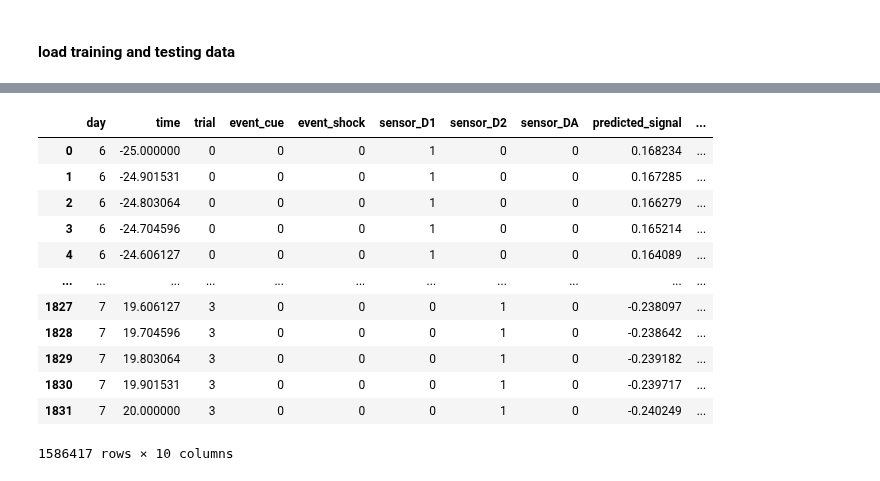
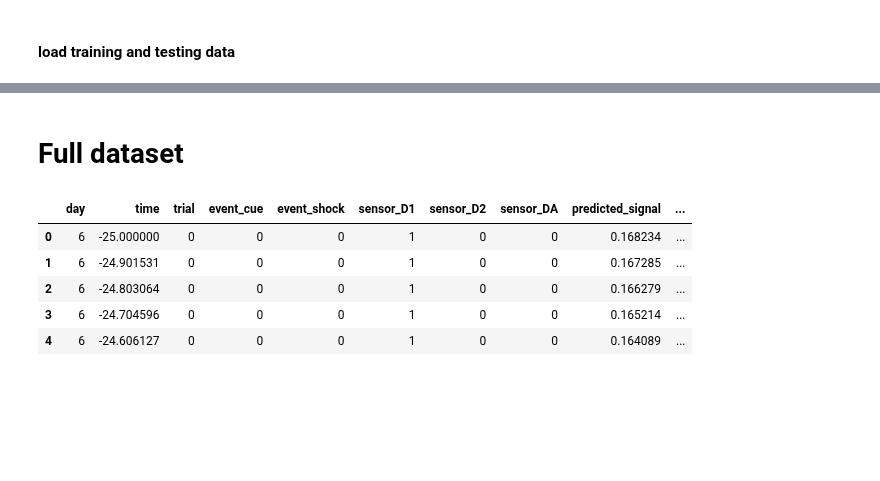
Before and after one commit to Mschaid/ENIGMA, a Jupyter notebook: notebooks/LSTM_03_validation.ipynb, the cells around one changed output, grey strips where cells are left out. Cells and saved outputs as stored; diff of their text form; code cells hidden in the pictures; blank space fills up the shorter version.

```diff
--- a/notebooks/LSTM_03_validation.ipynb
+++ b/notebooks/LSTM_03_validation.ipynb
@@ -34,18 +72,13 @@ prediction = lstm_03.predict(X_test)
+# %% [markdown]
+# Full dataset
 # %%
 full_dataset = X_test.assign(predicted_signal = prediction,
                              true_signal = y_test['signal'])
-full_dataset
+full_dataset.head()
 # %% [output]
 |  | day | time | trial | event_cue | event_shock | sensor_D1 | sensor_D2 | sensor_DA | predicted_signal | ... |
 | 0 | 6 | -25.000000 | 0 | 0 | 0 | 1 | 0 | 0 | 0.168234 | ... |
 | 1 | 6 | -24.901531 | 0 | 0 | 0 | 1 | 0 | 0 | 0.167285 | ... |
 | 2 | 6 | -24.803064 | 0 | 0 | 0 | 1 | 0 | 0 | 0.166279 | ... |
 | 3 | 6 | -24.704596 | 0 | 0 | 0 | 1 | 0 | 0 | 0.165214 | ... |
 | 4 | 6 | -24.606127 | 0 | 0 | 0 | 1 | 0 | 0 | 0.164089 | ... |
-| ... | ... | ... | ... | ... | ... | ... | ... | ... | ... | ... |
-| 1827 | 7 | 19.606127 | 3 | 0 | 0 | 0 | 1 | 0 | -0.238097 | ... |
-| 1828 | 7 | 19.704596 | 3 | 0 | 0 | 0 | 1 | 0 | -0.238642 | ... |
-| 1829 | 7 | 19.803064 | 3 | 0 | 0 | 0 | 1 | 0 | -0.239182 | ... |
-| 1830 | 7 | 19.901531 | 3 | 0 | 0 | 0 | 1 | 0 | -0.239717 | ... |
-| 1831 | 7 | 20.000000 | 3 | 0 | 0 | 0 | 1 | 0 | -0.240249 | ... |
-1586417 rows × 10 columns
```
Also changed, not shown: parts of 23 cells of this notebook, 1 other file.
